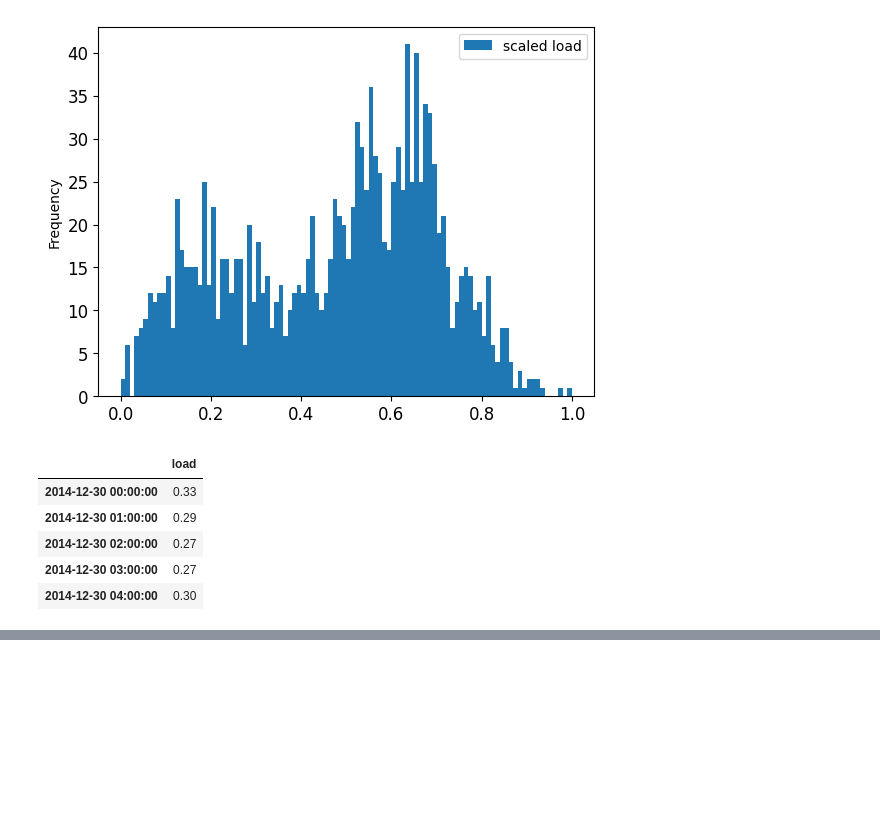
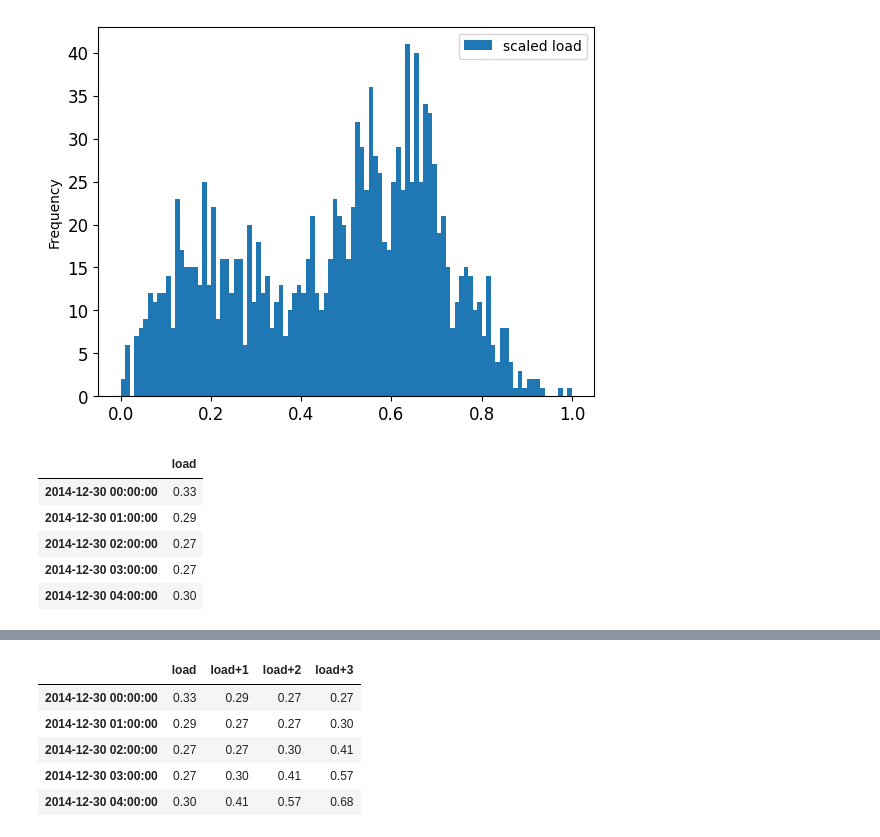
Before and after one commit to jsandtangen/Microsoft-ML-Course, a Jupyter notebook: TimeSeries/ARIMA/notebook.ipynb, the cells around one changed output, grey strips where cells are left out. Saved outputs shown, nothing was run; the diff lists cells and outputs as text; code cells hidden in the pictures; blank space fills up the shorter version.

```diff
--- a/TimeSeries/ARIMA/notebook.ipynb
+++ b/TimeSeries/ARIMA/notebook.ipynb
@@ -93,3 +93,7 @@ test.head()
 | 2014-12-30 02:00:00 | 0.27 |
 | 2014-12-30 03:00:00 | 0.27 |
 | 2014-12-30 04:00:00 | 0.30 |
+# %%
+# Specify the number of steps to forecast ahead
+HORIZON = 3
+print('Forecasting horizon:', HORIZON, 'hours')
@@ -95,0 +128,15 @@ test.head()
+# %%
+test_shifted = test.copy()
+
+for t in range(1, HORIZON+1):
+    test_shifted['load+'+str(t)] = test_shifted['load'].shift(-t, freq='H')
+
+test_shifted = test_shifted.dropna(how='any')
+test_shifted.head(5)
+# %% [output]
+|  | load | load+1 | load+2 | load+3 |
+| 2014-12-30 00:00:00 | 0.33 | 0.29 | 0.27 | 0.27 |
+| 2014-12-30 01:00:00 | 0.29 | 0.27 | 0.27 | 0.30 |
+| 2014-12-30 02:00:00 | 0.27 | 0.27 | 0.30 | 0.41 |
+| 2014-12-30 03:00:00 | 0.27 | 0.30 | 0.41 | 0.57 |
+| 2014-12-30 04:00:00 | 0.30 | 0.41 | 0.57 | 0.68 |
```
Also changed, not shown: parts of 2 cells of this notebook.
